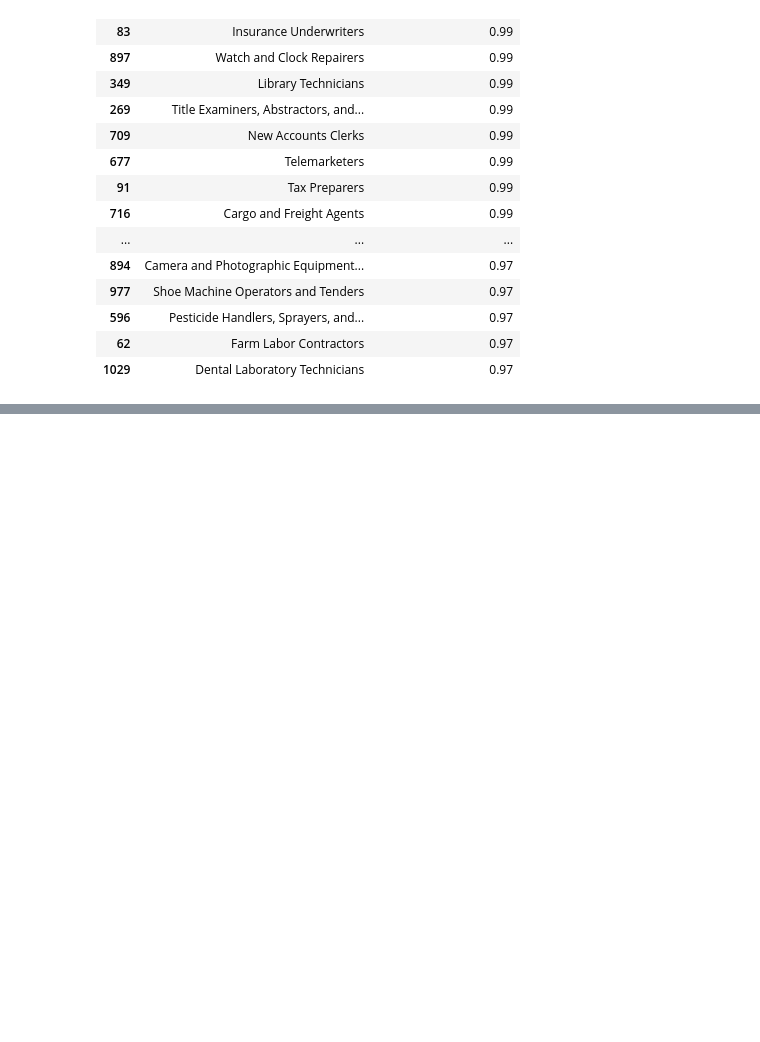
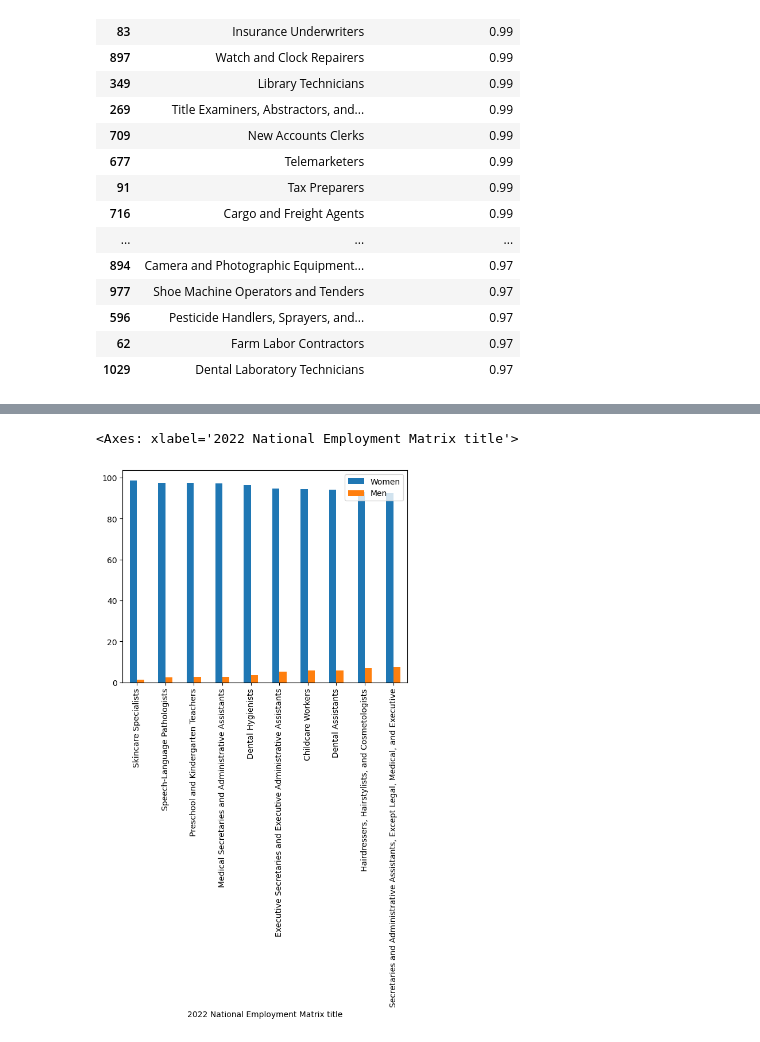
Before and after one commit to vinaya-kusuma/Project1, a Jupyter notebook: Occupation_Analysis.ipynb, the cells around one changed output, grey strips where cells are left out. Cells and saved outputs as stored; diff of their text form; code cells hidden in the pictures; blank space fills up the shorter version.

```diff
--- a/Occupation_Analysis.ipynb
+++ b/Occupation_Analysis.ipynb
@@ -517,0 +631,28 @@ fastest_declining_occ
+# %%
+women_ratio = occupation_data_complete[["2022 National Employment Matrix title","Women"]]
+women_ratio = women_ratio.drop(women_ratio[women_ratio["Women"] == '–'].index)
+women_ratio.dropna(axis=0)
+
+women_ratio.fillna(0)
+women_ratio["Women"] = women_ratio["Women"].astype(float)
+women_ratio["Women"]
+women_ratio.dropna(axis=0)
+women_ratio["Men"] = 100.0 - women_ratio["Women"]
+women_ratio.dropna(axis=0)
+top_10 = women_ratio.sort_values("Women",ascending = False).head(10)
+top_10.set_index("2022 National Employment Matrix title", inplace = True)
+top_10.plot(kind = "bar")
+# gender_ratio = women_ratio.loc[women_ratio["2022 National Employment Matrix title"] == "Management Occupations"]
+# x1=gender_ratio["Women"]
+
+# x2= gender_ratio["Men"]
+
+# explode=(0.1,0)
+# labels = ['Women','Men']
+# plt.pie(values, explode=explode, labels=labels,
+#         autopct="%1.1f%%", shadow=True, startangle=140)
+# plt.show()
+# gender_ratio
+# %% [output]
+<Axes: xlabel='2022 National Employment Matrix title'>
+[figure, added]
```
Also changed, not shown: parts of 32 cells of this notebook, 1 other file.
